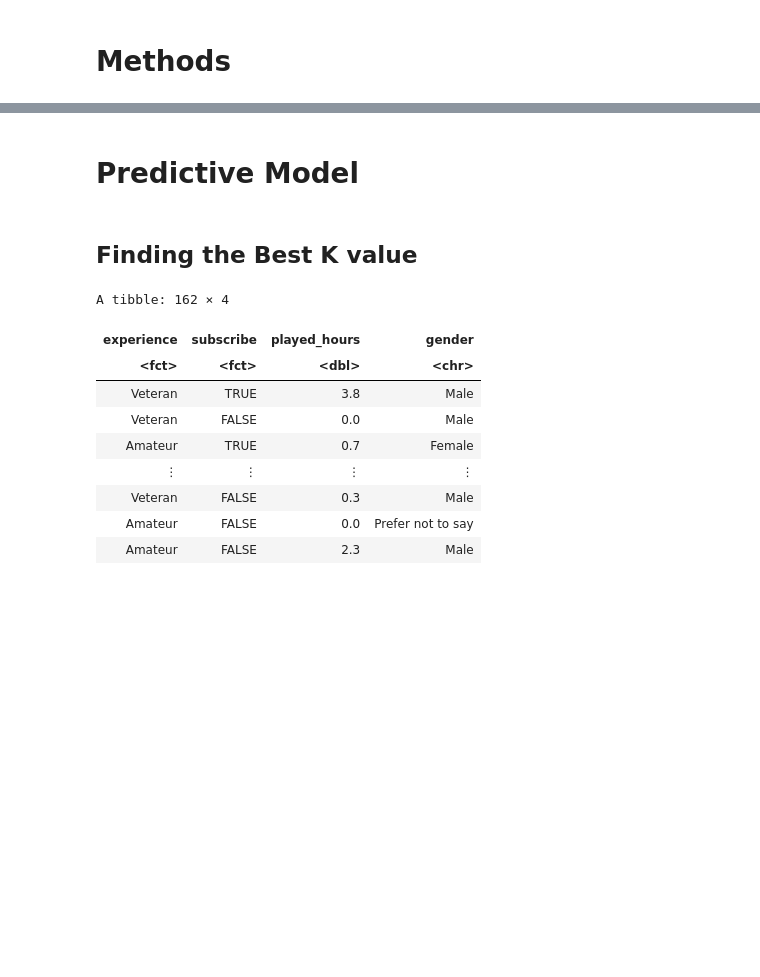
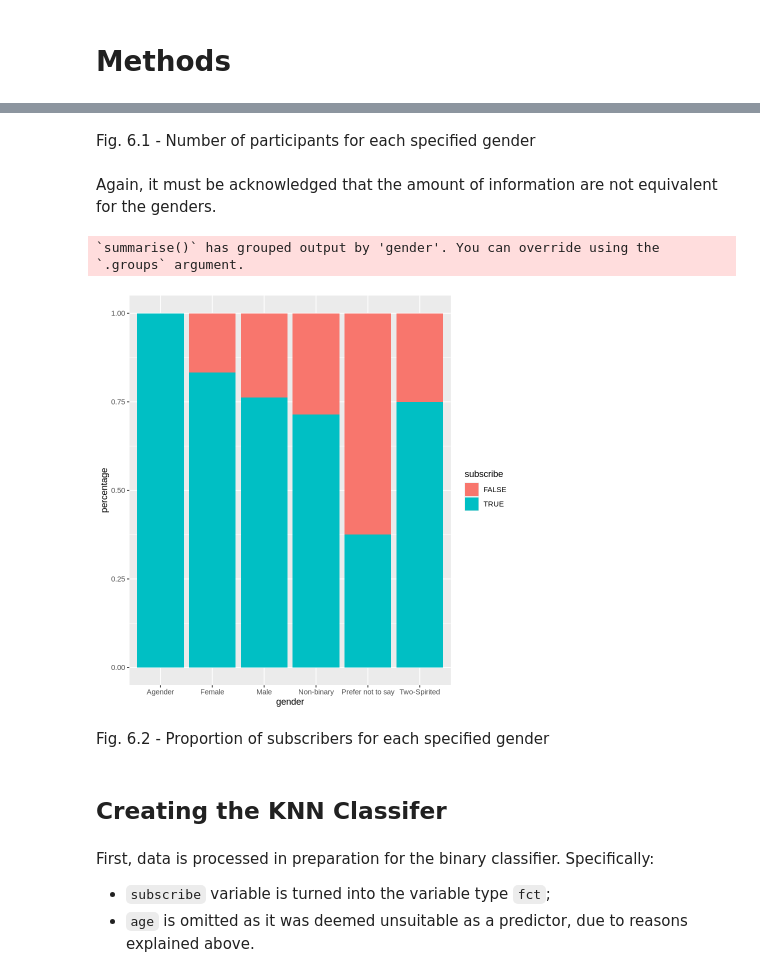
Before and after one commit to Elauri/dsci-100-project, a Jupyter notebook: project.ipynb, the cells around one changed output, grey strips where cells are left out. Drawn from its saved outputs; the diff is of its cells as text; code cells hidden in the pictures; blank space fills up the shorter version.

```diff
--- a/project.ipynb
+++ b/project.ipynb
@@ -211,21 +216,34 @@ age_sub_plot_2
+# %% [markdown]
+Fig. 6.1 - Number of participants for each specified gender
+# %% [markdown]
+Again, it must be acknowledged that the amount of information are not equivalent for the genders.
+# %%
+gender_sub <- player_data_filtered |>
+        group_by(gender, subscribe) |>
+        summarize(count = n()) |>
+        arrange(desc(count)) |>
+        mutate(total_players = nrow(player_data)) |>
+        mutate(percentage = count / total_players) |>
+        select(gender, subscribe, percentage)
+# %% [output]
+`summarise()` has grouped output by 'gender'. You can override using the
+`.groups` argument.
+# %%
+gender_sub_plot <- ggplot(gender_sub, aes(x = gender, y = percentage)) +
+    geom_bar(stat = "identity", position = "fill", aes(fill = subscribe))
+gender_sub_plot
+# %% [output]
+[figure, added]
+# %% [markdown]
+Fig. 6.2 - Proportion of subscribers for each specified gender
 # %% [markdown]
-# Predictive Model
+## Creating the KNN Classifer
-# %% [markdown]
-## Finding the Best K value
+# %% [markdown]
+First, data is processed in preparation for the binary classifier. Specifically:
+- `subscribe` variable is turned into the variable type `fct`;
+- `age` is omitted as it was deemed unsuitable as a predictor, due to reasons explained above.
 # %%
-players_processed <- player_data |>
-                    filter(Age > 15, Age < 25) |>
-                    select(experience, subscribe, played_hours, gender) |>
-                    mutate(subscribe = as_factor(subscribe))
-players_processed
+player_processed <- player_data_filtered |>
+                    select(-age) |>
+                    mutate(subscribe = as_factor(subscribe)) |>
+                    mutate(gender = as_factor(gender))
-# %% [output]
-A tibble: 162 × 4
-| experience | subscribe | played_hours | gender |
-| <fct> | <fct> | <dbl> | <chr> |
-| Veteran | TRUE | 3.8 | Male |
-| Veteran | FALSE | 0.0 | Male |
-| Amateur | TRUE | 0.7 | Female |
-| ⋮ | ⋮ | ⋮ | ⋮ |
-| Veteran | FALSE | 0.3 | Male |
-| Amateur | FALSE | 0.0 | Prefer not to say |
-| Amateur | FALSE | 2.3 | Male |
```
Also changed, not shown: parts of 67 cells of this notebook.
